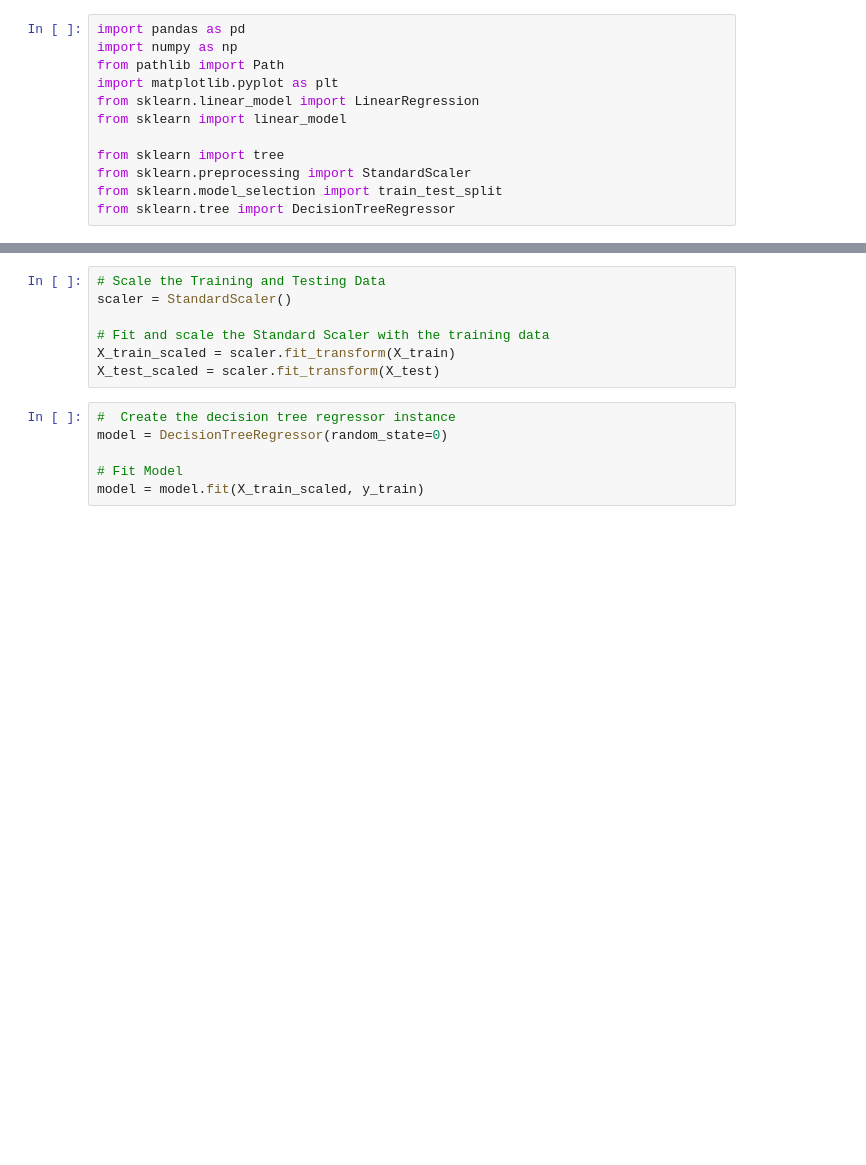
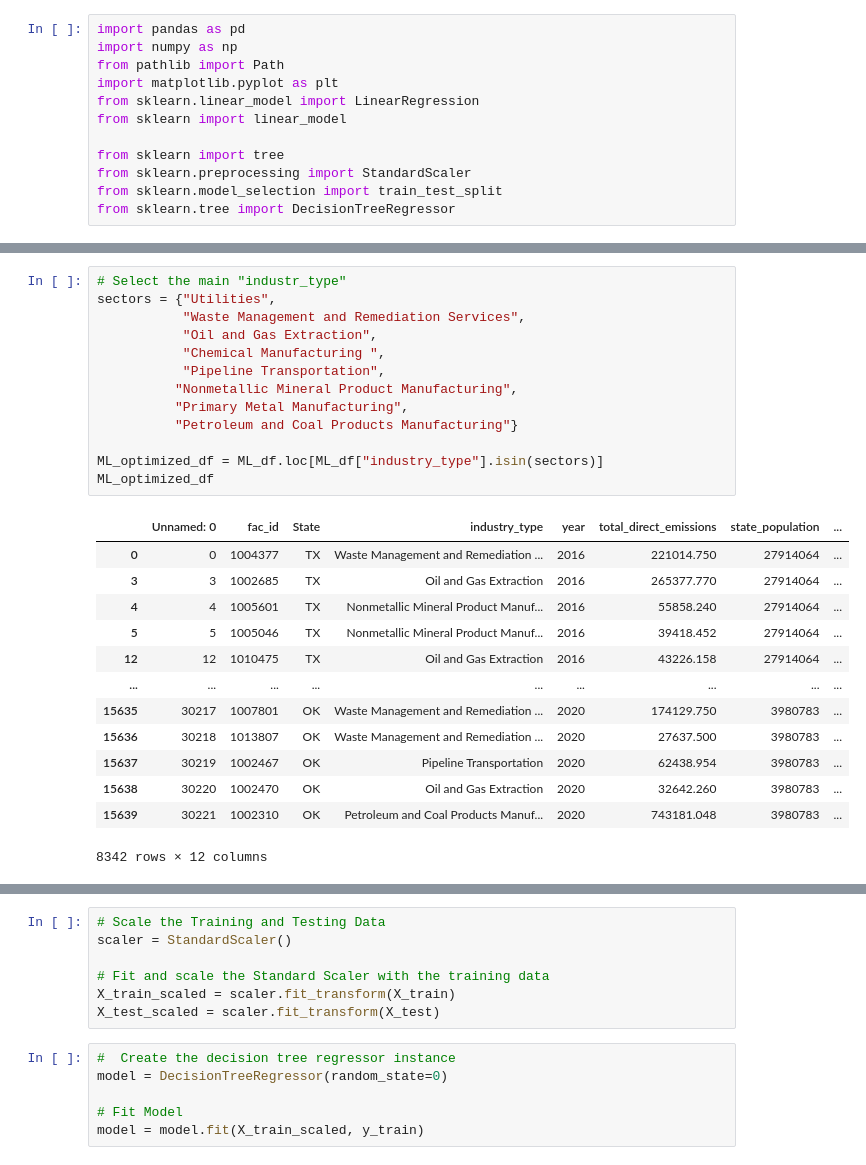
Before and after one commit to shinigami423/carbon_emission_analysis, a Jupyter notebook: Machine Learning/ML_linear_regression.ipynb, the cells around one changed output, grey strips where cells are left out. Cells and saved outputs as stored; diff of their text form; blank space fills up the shorter version.

```diff
--- a/Machine Learning/ML_linear_regression.ipynb
+++ b/Machine Learning/ML_linear_regression.ipynb
@@ -23 +66,28 @@ ML_df.head()
+# %%
+# Select the main "industr_type"
+sectors = {"Utilities",
+           "Waste Management and Remediation Services",
+           "Oil and Gas Extraction",
+           "Chemical Manufacturing ",
+           "Pipeline Transportation",
+          "Nonmetallic Mineral Product Manufacturing",
+          "Primary Metal Manufacturing",
+          "Petroleum and Coal Products Manufacturing"}
+
+ML_optimized_df = ML_df.loc[ML_df["industry_type"].isin(sectors)]
+ML_optimized_df
+# %% [output]
+|  | Unnamed: 0 | fac_id | State | industry_type | year | total_direct_emissions | state_population | ... |
+| 0 | 0 | 1004377 | TX | Waste Management and Remediation ... | 2016 | 221014.750 | 27914064 | ... |
+| 3 | 3 | 1002685 | TX | Oil and Gas Extraction | 2016 | 265377.770 | 27914064 | ... |
+| 4 | 4 | 1005601 | TX | Nonmetallic Mineral Product Manuf... | 2016 | 55858.240 | 27914064 | ... |
+| 5 | 5 | 1005046 | TX | Nonmetallic Mineral Product Manuf... | 2016 | 39418.452 | 27914064 | ... |
+| 12 | 12 | 1010475 | TX | Oil and Gas Extraction | 2016 | 43226.158 | 27914064 | ... |
+| ... | ... | ... | ... | ... | ... | ... | ... | ... |
+| 15635 | 30217 | 1007801 | OK | Waste Management and Remediation ... | 2020 | 174129.750 | 3980783 | ... |
+| 15636 | 30218 | 1013807 | OK | Waste Management and Remediation ... | 2020 | 27637.500 | 3980783 | ... |
+| 15637 | 30219 | 1002467 | OK | Pipeline Transportation | 2020 | 62438.954 | 3980783 | ... |
+| 15638 | 30220 | 1002470 | OK | Oil and Gas Extraction | 2020 | 32642.260 | 3980783 | ... |
+| 15639 | 30221 | 1002310 | OK | Petroleum and Coal Products Manuf... | 2020 | 743181.048 | 3980783 | ... |
+8342 rows × 12 columns
 # %%
```
Also changed, not shown: parts of 14 cells of this notebook, 2 other files.
